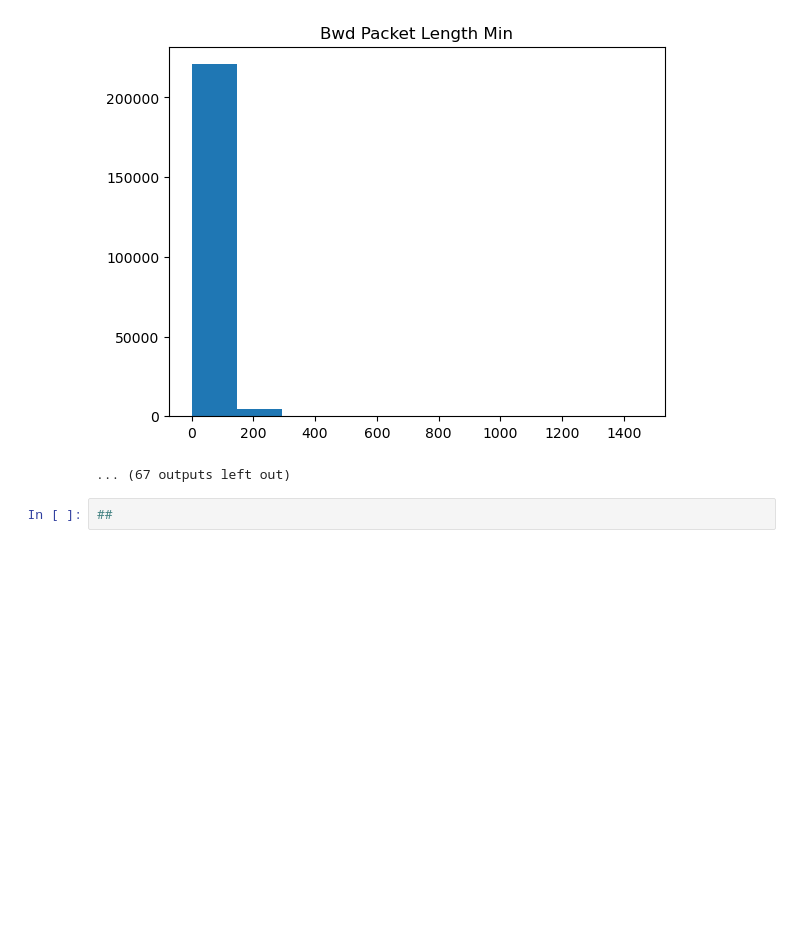
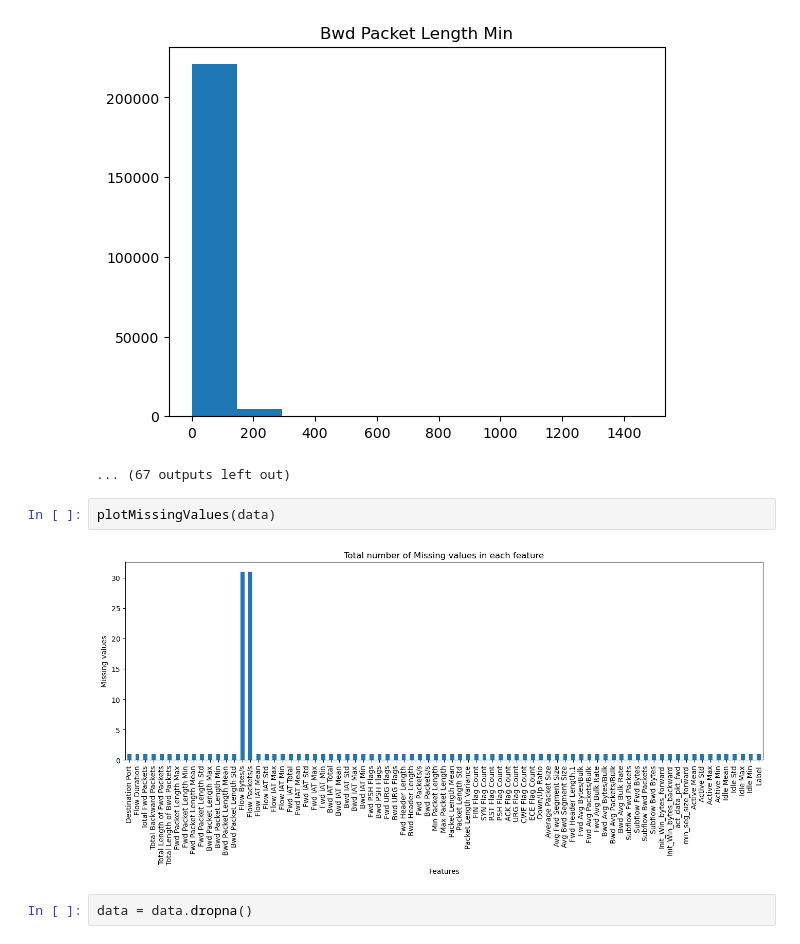
Before and after one commit to ahmed-arifgala/DDoS_Mitigation, a Jupyter notebook: DDoS_Mitigation.ipynb, the cells around one changed output. Cells and saved outputs as stored; diff of their text form; blank space fills up the shorter version.

```diff
--- a/DDoS_Mitigation.ipynb
+++ b/DDoS_Mitigation.ipynb
@@ -231,5 +231,9 @@ for col in data.columns:
 [figure]
 [figure]
 ... (67 outputs left out)
-# %%
-##
+# %%
+plotMissingValues(data)
+# %% [output]
+[figure, added]
+# %%
+data = data.dropna()
```
Also changed, not shown: parts of 13 cells of this notebook.
